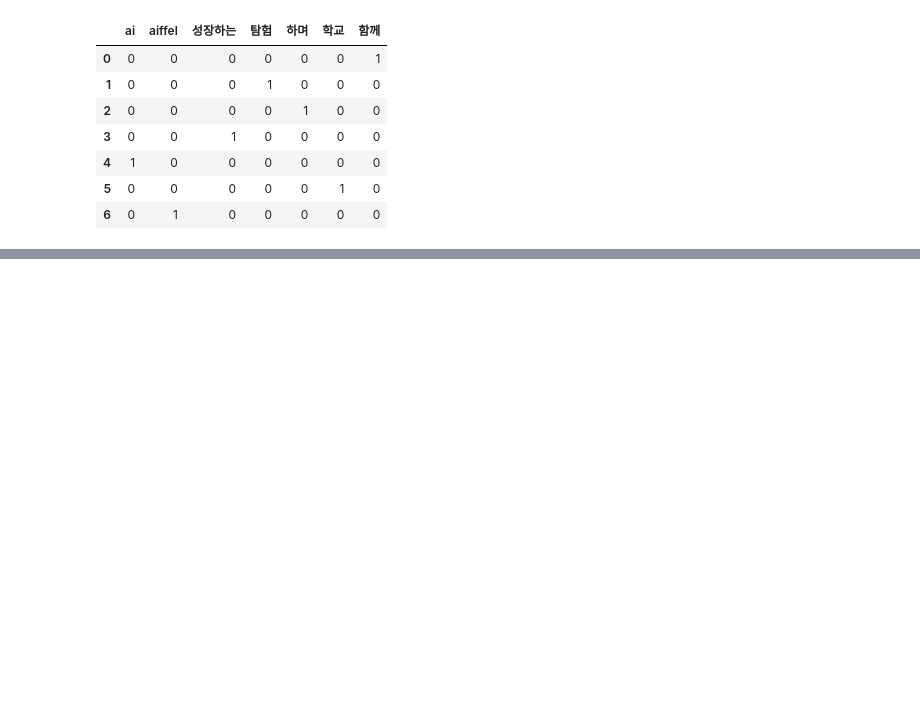
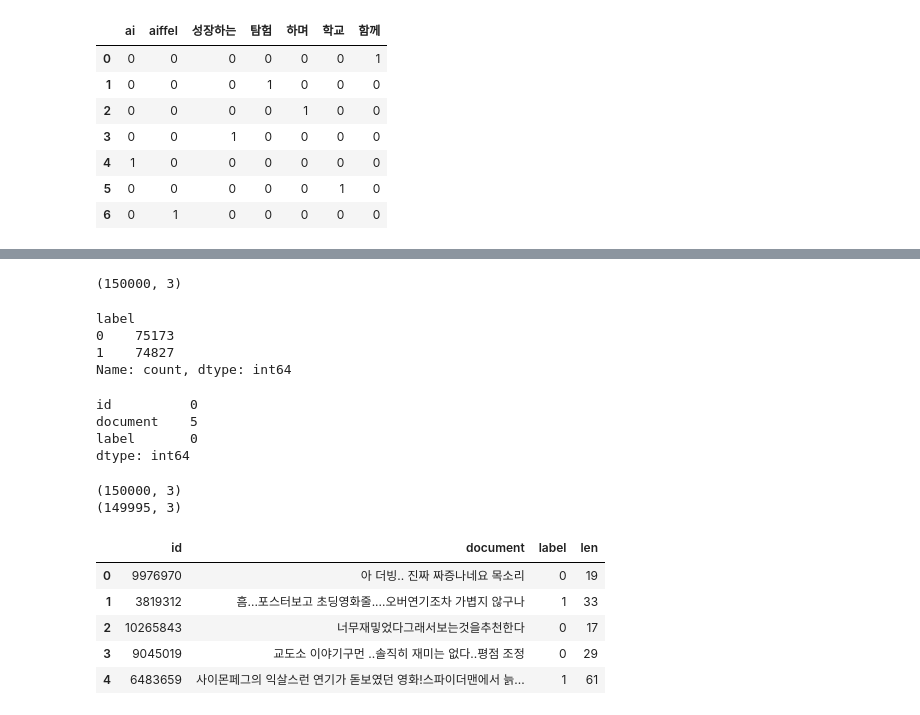
Before and after one commit to tomatojams/python_project, a Jupyter notebook: 모두의 연구소 3개월 집중 AI/3주차-6 자연어처리.ipynb, the cells around one changed output, grey strips where cells are left out. Saved outputs shown, nothing was run; the diff lists cells and outputs as text; code cells hidden in the pictures; blank space fills up the shorter version.

```diff
--- a/모두의 연구소 3개월 집중 AI/3주차-6 자연어처리.ipynb
+++ b/모두의 연구소 3개월 집중 AI/3주차-6 자연어처리.ipynb
@@ -74,0 +152,39 @@ pd.DataFrame(df_t.toarray(), columns=vect.get_feature_names_out())
+# %%
+df.shape
+# %% [output]
+(150000, 3)
+# %%
+# 타겟 확인
+df['label'].value_counts()
+# %% [output]
+label
+0    75173
+1    74827
+Name: count, dtype: int64
+# %%
+# 결측치
+df.isnull().sum()
+# %% [output]
+id          0
+document    5
+label       0
+dtype: int64
+# %%
+# 결측치 삭제
+print(df.shape)
+df = df.dropna()
+print(df.shape)
+# %% [output]
+(150000, 3)
+(149995, 3)
+# %%
+# 피처 엔지니어링 (문장의 길이)
+df['len'] = df['document'].apply(len)
+df.head()
+# %% [output]
+|  | id | document | label | len |
+| 0 | 9976970 | 아 더빙.. 진짜 짜증나네요 목소리 | 0 | 19 |
+| 1 | 3819312 | 흠...포스터보고 초딩영화줄....오버연기조차 가볍지 않구나 | 1 | 33 |
+| 2 | 10265843 | 너무재밓었다그래서보는것을추천한다 | 0 | 17 |
+| 3 | 9045019 | 교도소 이야기구먼 ..솔직히 재미는 없다..평점 조정 | 0 | 29 |
+| 4 | 6483659 | 사이몬페그의 익살스런 연기가 돋보였던 영화!스파이더맨에서 늙... | 1 | 61 |
```
Also changed, not shown: parts of 32 cells of this notebook, 1 other file.
